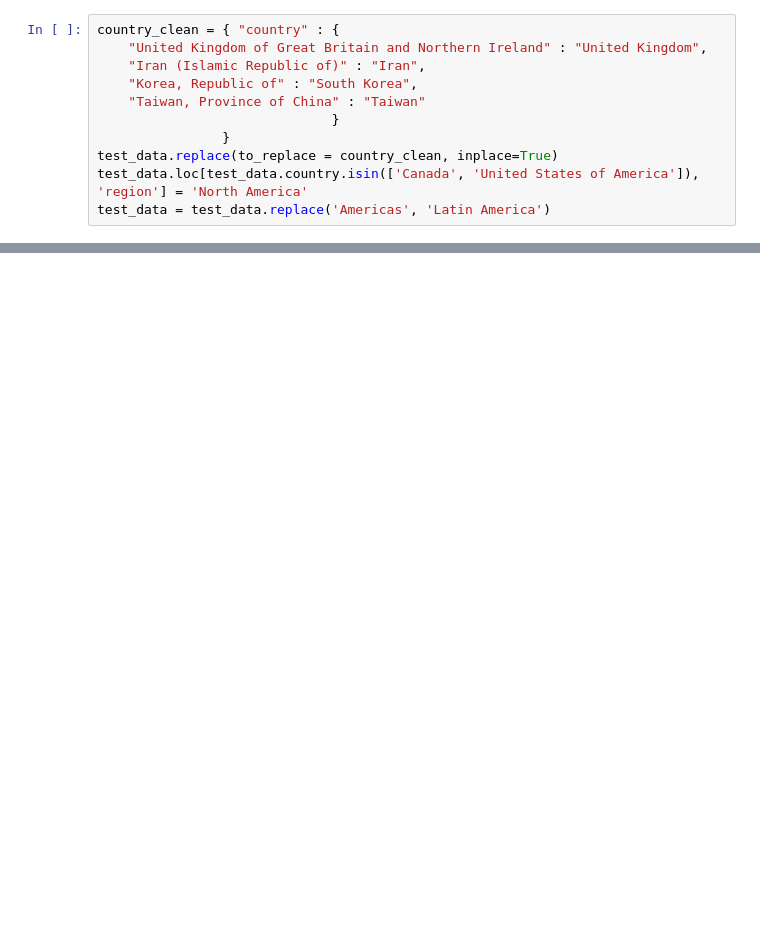
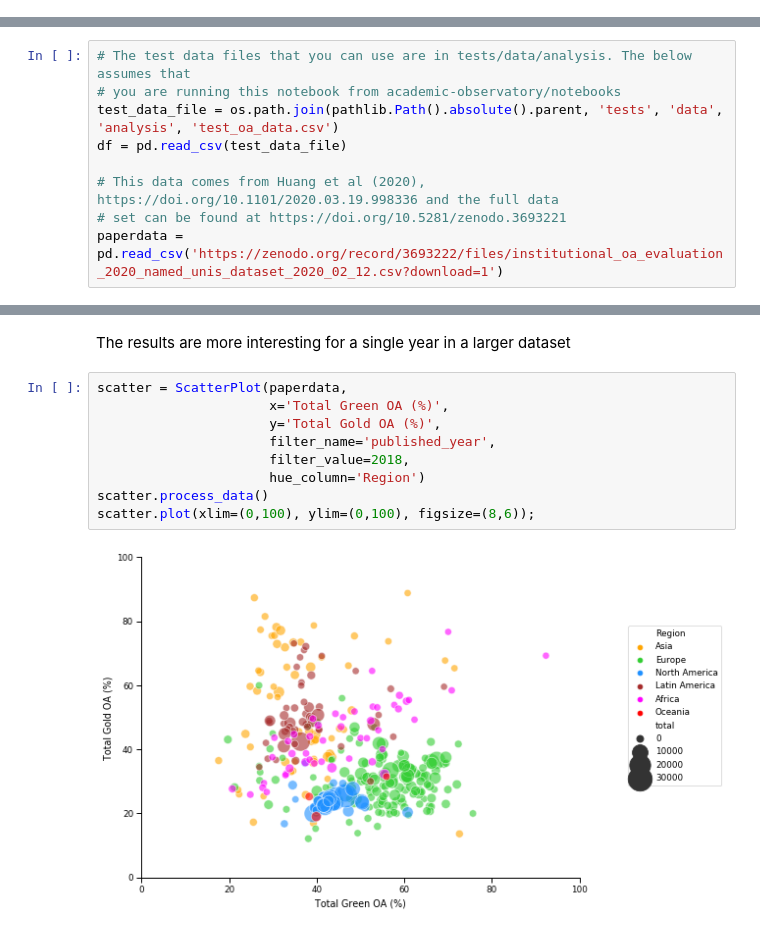
Before and after one commit to The-Academic-Observatory/observatory-platform, a Jupyter notebook: notebooks/Observatory Charts.ipynb, the cells around one changed output, grey strips where cells are left out. Saved outputs shown, nothing was run; the diff lists cells and outputs as text; blank space fills up the shorter version.

```diff
--- a/notebooks/Observatory Charts.ipynb
+++ b/notebooks/Observatory Charts.ipynb
@@ -18,11 +0,0 @@ test_data = pd.read_csv('tests/example_data.csv')
-# %%
-country_clean = { "country" : {
-    "United Kingdom of Great Britain and Northern Ireland" : "United Kingdom",
-    "Iran (Islamic Republic of)" : "Iran",
-    "Korea, Republic of" : "South Korea",
-    "Taiwan, Province of China" : "Taiwan"
-                              }
-                }
-test_data.replace(to_replace = country_clean, inplace=True)
-test_data.loc[test_data.country.isin(['Canada', 'United States of America']), 'region'] = 'North America'
-test_data = test_data.replace('Americas', 'Latin America')
@@ -237,0 +16,9 @@ Index: []
+# %%
+# The test data files that you can use are in tests/data/analysis. The below assumes that
+# you are running this notebook from academic-observatory/notebooks
+test_data_file = os.path.join(pathlib.Path().absolute().parent, 'tests', 'data', 'analysis', 'test_oa_data.csv')
+df = pd.read_csv(test_data_file)
+
+# This data comes from Huang et al (2020), https://doi.org/10.1101/2020.03.19.998336 and the full data
+# set can be found at https://doi.org/10.5281/zenodo.3693221
+paperdata = pd.read_csv('https://zenodo.org/record/3693222/files/institutional_oa_evaluation_2020_named_unis_dataset_2020_02_12.csv?download=1')
@@ -237,0 +175,13 @@ Index: []
+# %% [markdown]
+The results are more interesting for a single year in a larger dataset
+# %%
+scatter = ScatterPlot(paperdata,
+                      x='Total Green OA (%)',
+                      y='Total Gold OA (%)',
+                      filter_name='published_year',
+                      filter_value=2018,
+                      hue_column='Region')
+scatter.process_data()
+scatter.plot(xlim=(0,100), ylim=(0,100), figsize=(8,6));
+# %% [output]
+[figure, added]
```
Also changed, not shown: parts of 48 cells of this notebook, 2 other files.
